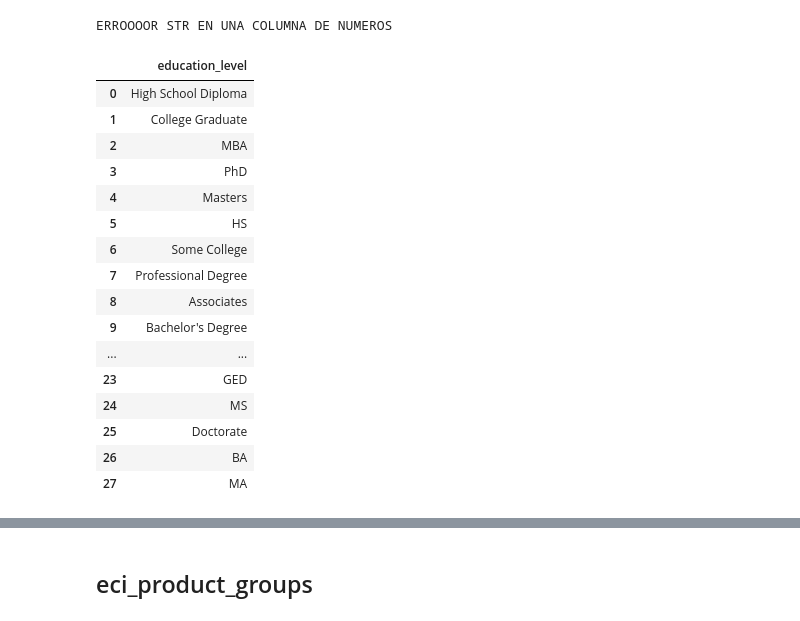
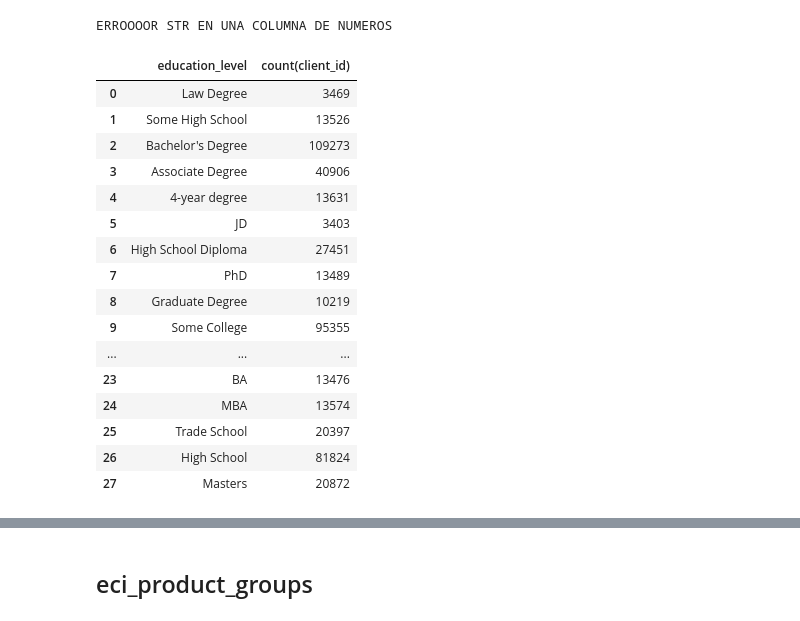
Before and after one commit to Emiliano-Torres/proyecto_eci, a Jupyter notebook: Docs.ipynb, the cells around one changed output, grey strips where cells are left out. Cells and saved outputs as stored; diff of their text form; code cells hidden in the pictures.

```diff
--- a/Docs.ipynb
+++ b/Docs.ipynb
@@ -98,23 +98,23 @@ print("ERROOOOR STR EN UNA COLUMNA DE NUMEROS")
 # %% [output]
 ERROOOOR STR EN UNA COLUMNA DE NUMEROS
 # %%
-consulta=sql^"""SELECT DISTINCT education_level FROM customer_data"""
+consulta=sql^"""SELECT DISTINCT education_level, COUNT(client_id) FROM customer_data GROUP BY education_level"""
 consulta
 # %% [output]
-|  | education_level |
-| 0 | High School Diploma |
-| 1 | College Graduate |
-| 2 | MBA |
-| 3 | PhD |
-| 4 | Masters |
-| 5 | HS |
-| 6 | Some College |
-| 7 | Professional Degree |
-| 8 | Associates |
-| 9 | Bachelor's Degree |
-| ... | ... |
-| 23 | GED |
-| 24 | MS |
-| 25 | Doctorate |
-| 26 | BA |
-| 27 | MA |
+|  | education_level | count(client_id) |
+| 0 | Law Degree | 3469 |
+| 1 | Some High School | 13526 |
+| 2 | Bachelor's Degree | 109273 |
+| 3 | Associate Degree | 40906 |
+| 4 | 4-year degree | 13631 |
+| 5 | JD | 3403 |
+| 6 | High School Diploma | 27451 |
+| 7 | PhD | 13489 |
+| 8 | Graduate Degree | 10219 |
+| 9 | Some College | 95355 |
+| ... | ... | ... |
+| 23 | BA | 13476 |
+| 24 | MBA | 13574 |
+| 25 | Trade School | 20397 |
+| 26 | High School | 81824 |
+| 27 | Masters | 20872 |
```
Also changed, not shown: parts of 4 cells of this notebook, 3 other files.
